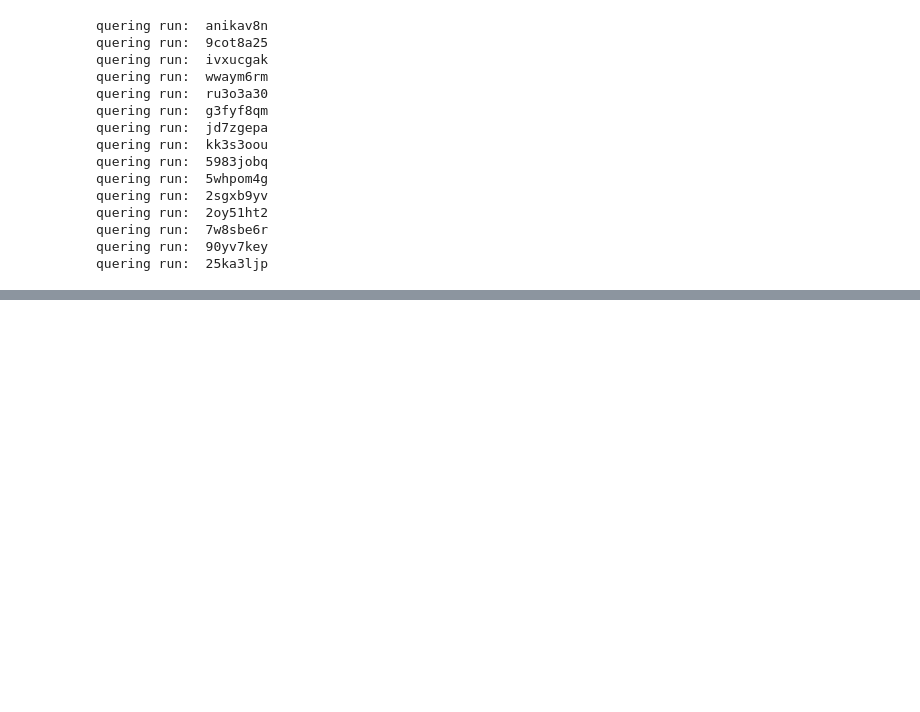
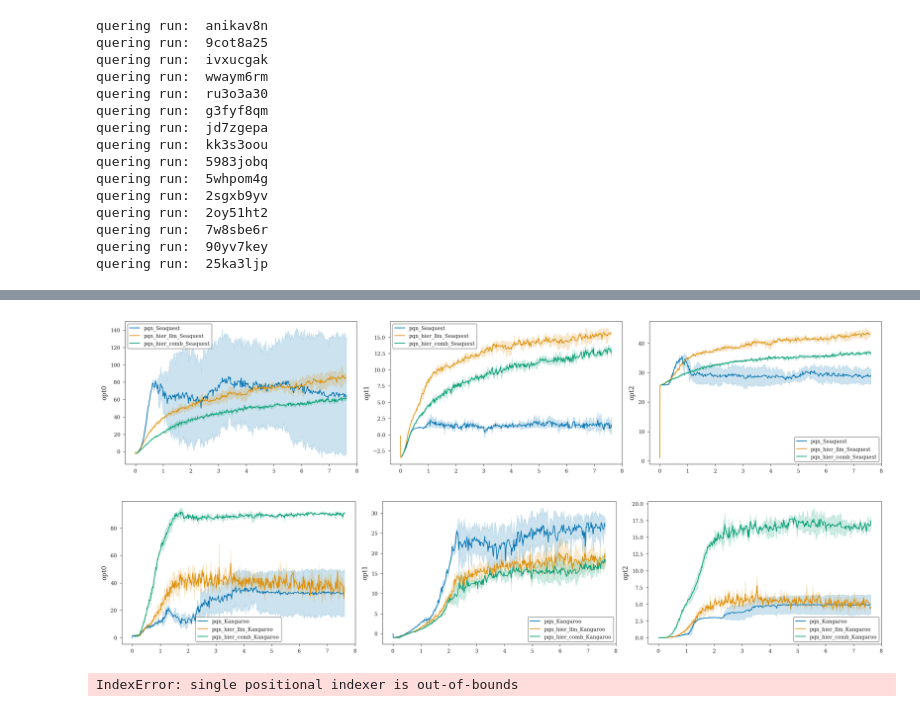
Before and after one commit to remunds/symbolic_options, a Jupyter notebook: src/symbolic_options/plots/plots.ipynb, the cells around one changed output, grey strips where cells are left out. Drawn from its saved outputs; the diff is of its cells as text; code cells hidden in the pictures; blank space fills up the shorter version.

Commit message:
plots + kang

```diff
--- a/src/symbolic_options/plots/plots.ipynb
+++ b/src/symbolic_options/plots/plots.ipynb
@@ -833,0 +811,50 @@ findfont: Generic family 'serif' not found because none of the following familie
+# %%
+
+def single_reward_plot(game_data, algos, reward_row, ax):
+    # plot the reward (e.g. collect_divers) of all algos
+    # sns.set_theme(context="paper", style="ticks")
+    colors = sns.color_palette("colorblind")
+    # with plt.rc_context(bundles.neurips2024(usetex=False)):
+        # fig, ax = plt.subplots()
+    for algo in algos:
+        row = game_data[game_data["run_name"] == algo].iloc[0]
+        x_data = row["x_data"]
+        means = np.nanmean(row[f"{reward_row}_ret"], axis=0)
+        stds = np.nanstd(row[f"{reward_row}_ret"], axis=0)
+        # rescale
+        # means = (means - np.nanmin(means)) / (np.nanmax(means) - np.nanmin(means) + 1e-8)
+        # stds = (stds - np.nanmin(stds)) / (np.nanmax(stds) - np.nanmin(stds) + 1e-8)
+        x_data = x_data[:len(means)]
+        ax.plot(x_data, means, label=algo, color=colors[algos.index(algo)], zorder=1)
+        ax.fill_between(x_data, means - stds, means + stds, color=colors[algos.index(algo)], alpha=0.2, zorder=0)
+    ax.set_ylabel(reward_row)
+    ax.legend()
+
+def multi_reward_plot(df):
+    # plot all single_reward_plots for all envs
+    with plt.rc_context({**bundles.neurips2024(usetex=False), **axes.lines()}):
+        fig, ax = plt.subplots(1, 3, figsize=(15, 3))
+        game_name = df["run_name"].iloc[0].split("_")[-1]
+        opts = ["opt0", "opt1", "opt2"]
+        if "Craft" in game_name:
+            opts = ["opt0", "opt1", "opt2", "opt3", "opt4"]
+        for i, opt in enumerate(opts):
+            single_reward_plot(df, [f"pqn_{game_name}", f"pqn_hier_llm_{game_name}", f"pqn_hier_comb_{game_name}"], opt, ax[i])
+    fig.savefig("test.pdf", bbox_inches="tight")
+    plt.show()
+
+
+
+# single_reward_plot(seaquest_df, ["pqn_Seaquest", "pqn_hier_llm_Seaquest", "pqn_hier_comb_Seaquest"], "opt0")
+# single_reward_plot(seaquest_df, ["pqn_Seaquest", "pqn_hier_llm_Seaquest", "pqn_hier_comb_Seaquest"], "opt1")
+# single_reward_plot(seaquest_df, ["pqn_Seaquest", "pqn_hier_llm_Seaquest", "pqn_hier_comb_Seaquest"], "opt2")
+# single_reward_plot(kangaroo_df, ["pqn_Kangaroo", "pqn_hier_llm_Kangaroo", "pqn_hier_comb_Kangaroo"], "opt0")
+# single_reward_plot(kangaroo_df, ["pqn_Kangaroo", "pqn_hier_llm_Kangaroo", "pqn_hier_comb_Kangaroo"], "opt1")
+# single_reward_plot(kangaroo_df, ["pqn_Kangaroo", "pqn_hier_llm_Kangaroo", "pqn_hier_comb_Kangaroo"], "opt2")
+multi_reward_plot(seaquest_df)
+multi_reward_plot(kangaroo_df)
+multi_reward_plot(craftax_df)
+# %% [output]
+[figure, added]
+[figure, added]
+IndexError: single positional indexer is out-of-bounds
```
Also changed, not shown: parts of 7 cells of this notebook, 1 other file.
